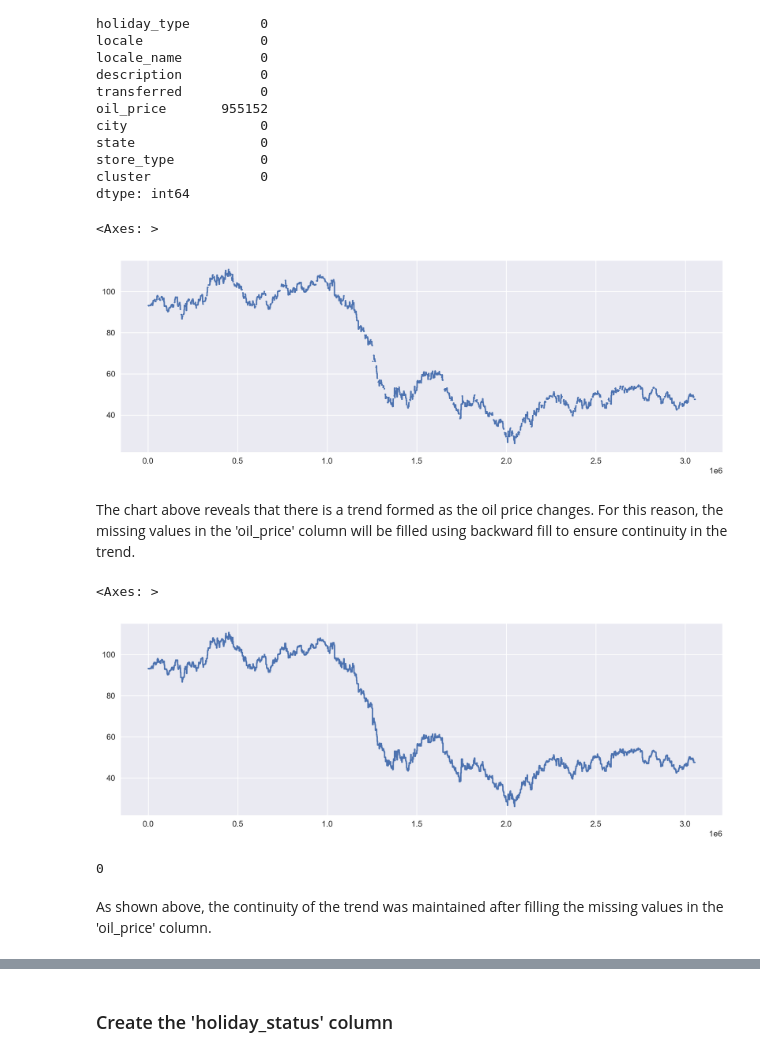
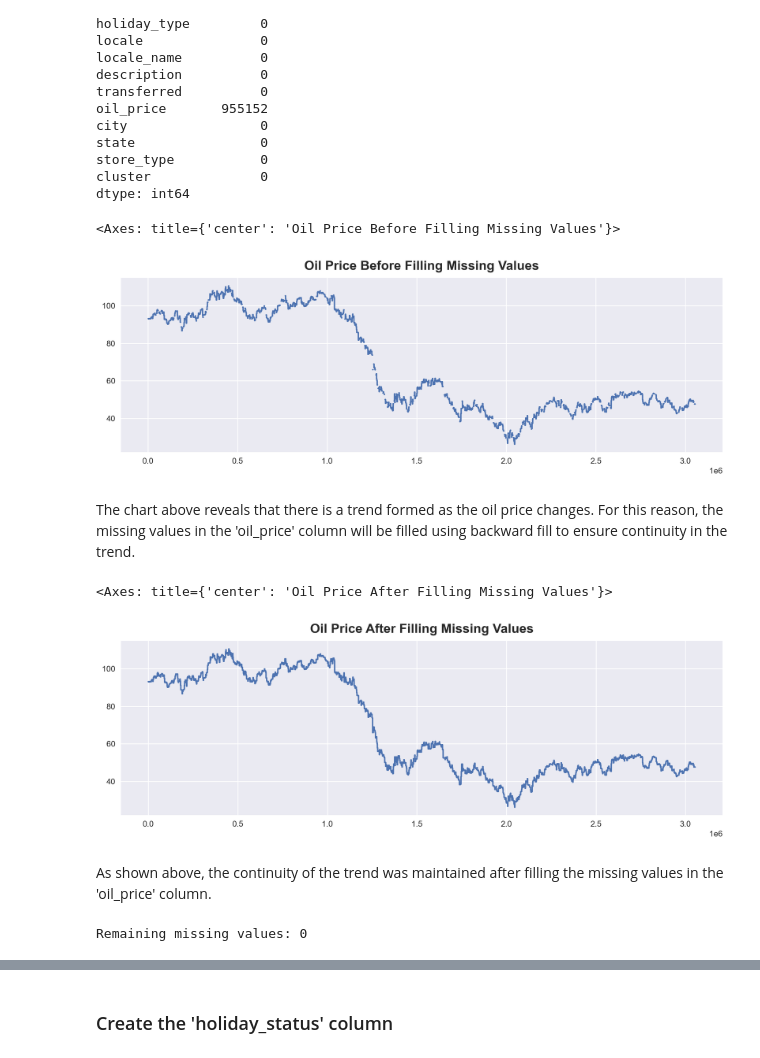
Before and after one commit to AndresJimw/Time-Series-Forecasting, a Jupyter notebook: notebooks/grocery_sales_forecasting_ecuador.ipynb, the cells around one changed output, grey strips where cells are left out. Drawn from its saved outputs; the diff is of its cells as text; code cells hidden in the pictures.

```diff
--- a/notebooks/grocery_sales_forecasting_ecuador.ipynb
+++ b/notebooks/grocery_sales_forecasting_ecuador.ipynb
@@ -319,18 +318,16 @@ transferred_holidays
 # %%
-# Function to change the date of transferred holidays to the date the holidays were observed
+# Function to replace 'Transfer' date with the actual observed holiday
 def change_transferred_holidays_date(row):
     if row['type'] == 'Transfer':
-        corresponding_row = holiday[(holiday['description'] == row['description']) &
-                                               (holiday['type'] != 'Transfer') &
-                                               (holiday['date'] != row['date'])]
-        if not corresponding_row.empty:
-            return corresponding_row.iloc[0]['date']
+        match = holiday[(holiday['description'] == row['description']) &
+                        (holiday['type'] != 'Transfer') &
+                        (holiday['date'] != row['date'])]
+        if not match.empty:
+            return match.iloc[0]['date']
     return row['date']
 
-# Apply the function to change the date of transferred holidays to the date the holidays were observed
+# Apply date correction
 holiday['date'] = holiday.apply(change_transferred_holidays_date, axis=1)
 
-# Drop any duplicate rows created
+# Remove duplicates
 holiday.drop_duplicates(inplace=True)
-
-holiday.head()
@@ -582,3 +598,10 @@ Categories (5, object): ['A', 'B', 'C', 'D', 'E']
 # %% [markdown]
 Observe that the features of this column are same with the 'type' column of the store dataset. This column will be renamed to 'store_type' for easier identification.
+# %%
+# Rename duplicated column names for clarity
+df.rename(columns={
+    'type_x': 'holiday_type',
+    'type_y': 'store_type',
+    'dcoilwtico': 'oil_price'
+}, inplace=True)
 # %%
@@ -646,9 +688,9 @@ dtype: int64
 For holiday_type, locale, locale_name, description and transferred columns, there are equal number of missing values. This is because these columns are from the holiday dataset, and they represent the days where there were no holidays. These empty cells will be filled with 'No holiday' for easy identification.
 # %%
 # Fill the missing values in type_x, locale, locale_name, description and transferred columns with 'No holiday'
-columns_to_fill = ['holiday_type', 'locale', 'locale_name', 'description', 'transferred']
-for column in columns_to_fill:
-        df[column].fillna('No holiday', inplace=True)
+holiday_cols = ['holiday_type', 'locale', 'locale_name', 'description', 'transferred']
+for col in holiday_cols:
+        df[col].fillna('No holiday', inplace=True)
 
 # Confirm that there are no more missing values in these columns
 df.isna().sum()
@@ -672,27 +714,25 @@ cluster              0
 dtype: int64
 # %%
 # Visualize the trend of oil prices before filling the missing values in the 'oil_price' column
-
-df['oil_price'].plot()
+df['oil_price'].plot(title='Oil Price Before Filling Missing Values')
 # %% [output]
-<Axes: >
+<Axes: title={'center': 'Oil Price Before Filling Missing Values'}>
-[figure, old version]
+[figure, new version]
 # %% [markdown]
 The chart above reveals that there is a trend formed as the oil price changes. For this reason, the missing values in the 'oil_price' column will be filled using backward fill to ensure continuity in the trend.
 # %%
-# Fill the missing values in the 'oil_price' column using backward fill
+# Fill missing oil prices using backward fill to preserve trends
 df['oil_price'].fillna(method='bfill', inplace=True)
 
-# Visualize the trend of oil prices after filling the missing values
-df['oil_price'].plot()
+# Plot oil prices again to verify the trend was maintained
+df['oil_price'].plot(title='Oil Price After Filling Missing Values')
 # %% [output]
-<Axes: >
+<Axes: title={'center': 'Oil Price After Filling Missing Values'}>
-[figure, old version]
+[figure, new version]
-# %%
-# Confirm that there are no more missing values in the merged dataset
-
-df.isna().sum().sum()
-# %% [output]
-0
 # %% [markdown]
 As shown above, the continuity of the trend was maintained after filling the missing values in the 'oil_price' column.
+# %%
+# Confirm that there are no more missing values in the merged dataset
+print("Remaining missing values:", df.isna().sum().sum())
+# %% [output]
+Remaining missing values: 0
```
Also changed, not shown: parts of 52 cells of this notebook.
